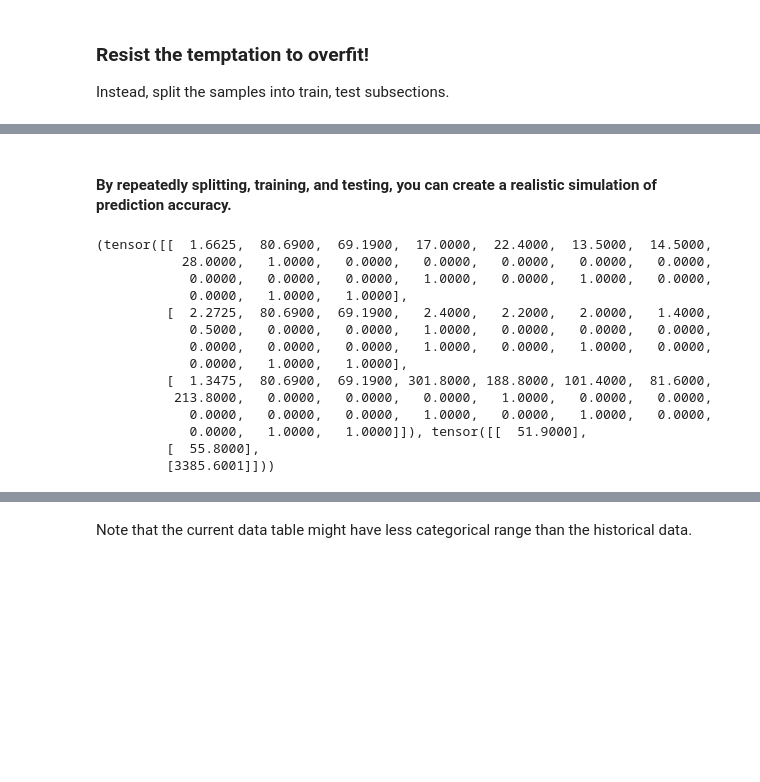
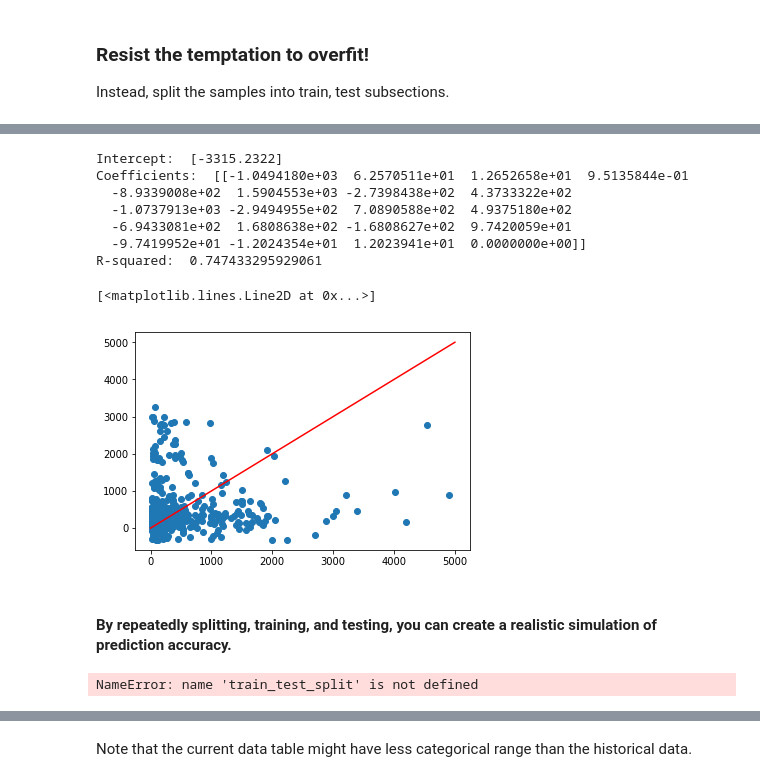
Before and after one commit to lucasPDY/Machine-Learning-with-MiniZinc, a Jupyter notebook: soda_promotion_pytorch.ipynb, the cells around one changed output, grey strips where cells are left out. Saved outputs shown, nothing was run; the diff lists cells and outputs as text; code cells hidden in the pictures; blank space fills up the shorter version.

```diff
--- a/soda_promotion_pytorch.ipynb
+++ b/soda_promotion_pytorch.ipynb
@@ -138,34 +331,55 @@ torch.Size([596, 24])
+# %%
+from sklearn.linear_model import LinearRegression
+import pandas as pd
+import matplotlib.pyplot as plt
+
+def regression_report(regr):
+    print('Intercept: ', regr.intercept_)
+    print('Coefficients: ', regr.coef_)
+    print('R-squared: ',regr.score(x,y))
+# Convert torch to ndarray
+x = series_dl[0].numpy()
+y = series_dl[1].numpy()
+regr0 = LinearRegression().fit(x,y)
+regression_report(regr0)
+pred = np.round(regr0.predict(x),2)
+
+x_list = []
+y_list = []
+for idx,i in enumerate(pred):
+    x_list.append(i[0])
+    y_list.append(tar[idx][0])
+#     print(i[0], tar[idx][0])
+
+x = np.linspace(0,5000,1000)
+plt.plot(y_list, x_list,'o')
+plt.plot(x, x, '-r')
+# %% [output]
+Intercept:  [-3315.2322]
+Coefficients:  [[-1.0494180e+03  6.2570511e+01  1.2652658e+01  9.5135844e-01
+  -8.9339008e+02  1.5904553e+03 -2.7398438e+02  4.3733322e+02
+  -1.0737913e+03 -2.9494955e+02  7.0890588e+02  4.9375180e+02
+  -6.9433081e+02  1.6808638e+02 -1.6808627e+02  9.7420059e+01
+  -9.7419952e+01 -1.2024354e+01  1.2023941e+01  0.0000000e+00]]
+R-squared:  0.747433295929061
+[<matplotlib.lines.Line2D at 0x...>]
+[figure, added]
 # %% [markdown]
 #### By repeatedly splitting, training, and testing, you can create a realistic simulation of prediction accuracy.
 # %%
-# for _ in range (4):
-#     train_X, test_X, train_y, test_y = (
-#         train_test_split(df_hist.drop("Sales", axis=1),
-#                          df_hist["Sales"], test_size=0.25))
-#     for i, obj_factory in enumerate(experiments["Objects"]):
-#         obj = obj_factory()
-#         obj.fit(y=train_y,X=train_X)
-#         experiments["Predictions"][i] += list(obj.predict(test_X))
-#     actuals += list(test_y)
-# actuals = pandas.Series(actuals)
-# experiments["Predictions"] = list(map(pandas.Series, experiments["Predictions"]))
+for _ in range (4):
+    train_X, test_X, train_y, test_y = ( train_test_split(df_hist.drop("Sales", axis=1), df_hist["Sales"], test_size=0.25))
+    for i, obj_factory in enumerate(experiments["Objects"]):
+        obj = obj_factory()
+        obj.fit(y=train_y,X=train_X)
+        experiments["Predictions"][i] += list(obj.predict(test_X))
+    actuals += list(test_y)
+actuals = pandas.Series(actuals)
+experiments["Predictions"] = list(map(pandas.Series, experiments["Predictions"]))
 # # trainDataSet
 from torch.utils.data import *
 # Define dataset
 train_ds = TensorDataset(trainingTensor, targetTensor)
 train_ds[0:3]
 # %% [output]
-(tensor([[  1.6625,  80.6900,  69.1900,  17.0000,  22.4000,  13.5000,  14.5000,
-           28.0000,   1.0000,   0.0000,   0.0000,   0.0000,   0.0000,   0.0000,
-            0.0000,   0.0000,   0.0000,   1.0000,   0.0000,   1.0000,   0.0000,
-            0.0000,   1.0000,   1.0000],
-         [  2.2725,  80.6900,  69.1900,   2.4000,   2.2000,   2.0000,   1.4000,
-            0.5000,   0.0000,   0.0000,   1.0000,   0.0000,   0.0000,   0.0000,
-            0.0000,   0.0000,   0.0000,   1.0000,   0.0000,   1.0000,   0.0000,
-            0.0000,   1.0000,   1.0000],
-         [  1.3475,  80.6900,  69.1900, 301.8000, 188.8000, 101.4000,  81.6000,
-          213.8000,   0.0000,   0.0000,   0.0000,   1.0000,   0.0000,   0.0000,
-            0.0000,   0.0000,   0.0000,   1.0000,   0.0000,   1.0000,   0.0000,
-            0.0000,   1.0000,   1.0000]]), tensor([[  51.9000],
-         [  55.8000],
-         [3385.6001]]))
+NameError: name 'train_test_split' is not defined
```
Also changed, not shown: parts of 26 cells of this notebook.
